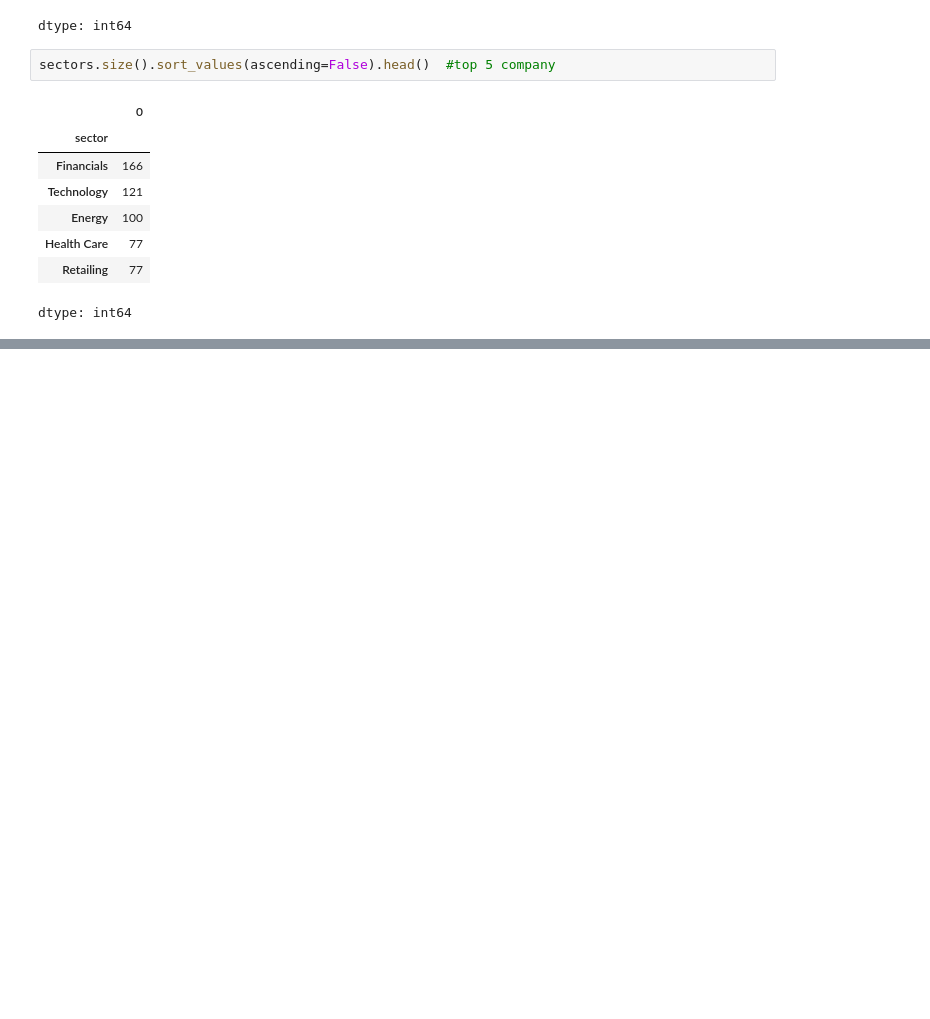
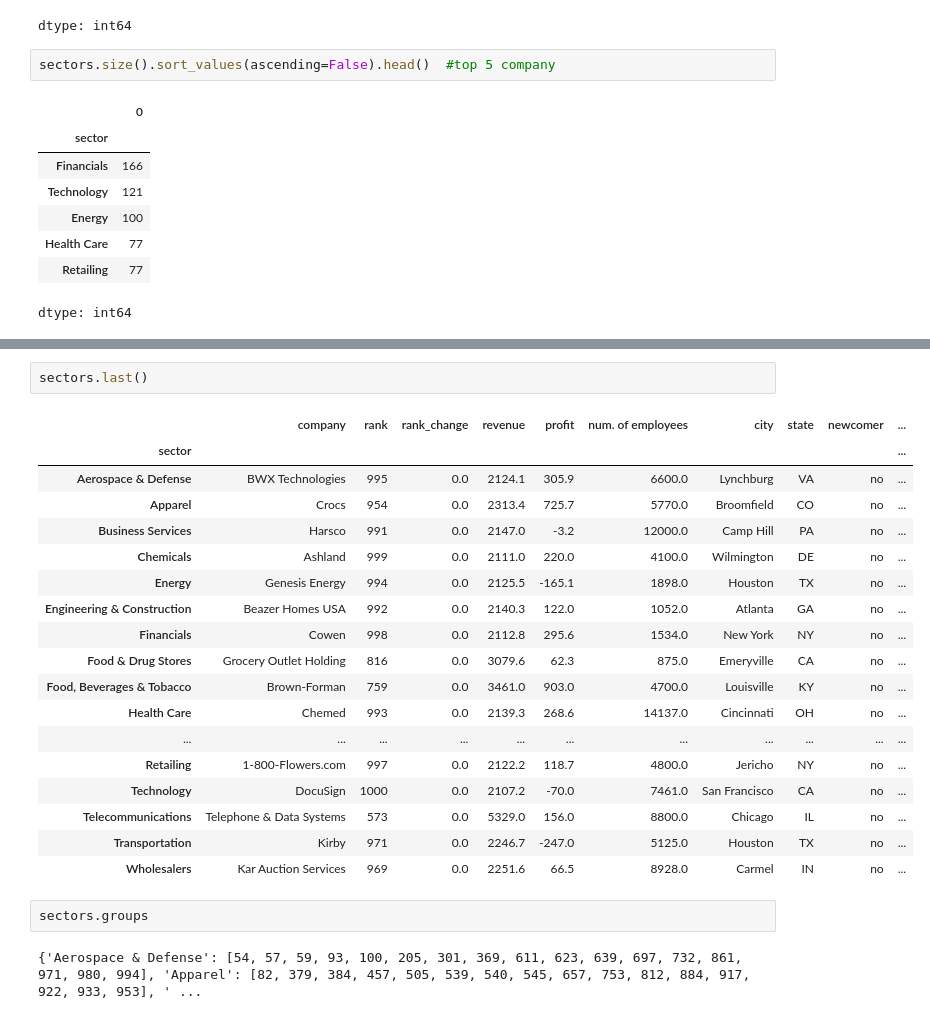
Before and after one commit to ajaykumar080286/Pandas, a Jupyter notebook: GroupBy_method.ipynb, the cells around one changed output, grey strips where cells are left out. Saved outputs shown, nothing was run; the diff lists cells and outputs as text; blank space fills up the shorter version.

```diff
--- a/GroupBy_method.ipynb
+++ b/GroupBy_method.ipynb
@@ -67,0 +95,25 @@ dtype: int64
+# %%
+sectors.last()
+# %% [output]
+|  | company | rank | rank_change | revenue | profit | num. of employees | city | state | newcomer | ... |
+| sector |  |  |  |  |  |  |  |  |  | ... |
+| Aerospace & Defense | BWX Technologies | 995 | 0.0 | 2124.1 | 305.9 | 6600.0 | Lynchburg | VA | no | ... |
+| Apparel | Crocs | 954 | 0.0 | 2313.4 | 725.7 | 5770.0 | Broomfield | CO | no | ... |
+| Business Services | Harsco | 991 | 0.0 | 2147.0 | -3.2 | 12000.0 | Camp Hill | PA | no | ... |
+| Chemicals | Ashland | 999 | 0.0 | 2111.0 | 220.0 | 4100.0 | Wilmington | DE | no | ... |
+| Energy | Genesis Energy | 994 | 0.0 | 2125.5 | -165.1 | 1898.0 | Houston | TX | no | ... |
+| Engineering & Construction | Beazer Homes USA | 992 | 0.0 | 2140.3 | 122.0 | 1052.0 | Atlanta | GA | no | ... |
+| Financials | Cowen | 998 | 0.0 | 2112.8 | 295.6 | 1534.0 | New York | NY | no | ... |
+| Food & Drug Stores | Grocery Outlet Holding | 816 | 0.0 | 3079.6 | 62.3 | 875.0 | Emeryville | CA | no | ... |
+| Food, Beverages & Tobacco | Brown-Forman | 759 | 0.0 | 3461.0 | 903.0 | 4700.0 | Louisville | KY | no | ... |
+| Health Care | Chemed | 993 | 0.0 | 2139.3 | 268.6 | 14137.0 | Cincinnati | OH | no | ... |
+| ... | ... | ... | ... | ... | ... | ... | ... | ... | ... | ... |
+| Retailing | 1-800-Flowers.com | 997 | 0.0 | 2122.2 | 118.7 | 4800.0 | Jericho | NY | no | ... |
+| Technology | DocuSign | 1000 | 0.0 | 2107.2 | -70.0 | 7461.0 | San Francisco | CA | no | ... |
+| Telecommunications | Telephone & Data Systems | 573 | 0.0 | 5329.0 | 156.0 | 8800.0 | Chicago | IL | no | ... |
+| Transportation | Kirby | 971 | 0.0 | 2246.7 | -247.0 | 5125.0 | Houston | TX | no | ... |
+| Wholesalers | Kar Auction Services | 969 | 0.0 | 2251.6 | 66.5 | 8928.0 | Carmel | IN | no | ... |
+# %%
+sectors.groups
+# %% [output]
+{'Aerospace & Defense': [54, 57, 59, 93, 100, 205, 301, 369, 611, 623, 639, 697, 732, 861, 971, 980, 994], 'Apparel': [82, 379, 384, 457, 505, 539, 540, 545, 657, 753, 812, 884, 917, 922, 933, 953], ' ...
```
Also changed, not shown: parts of 8 cells of this notebook.
